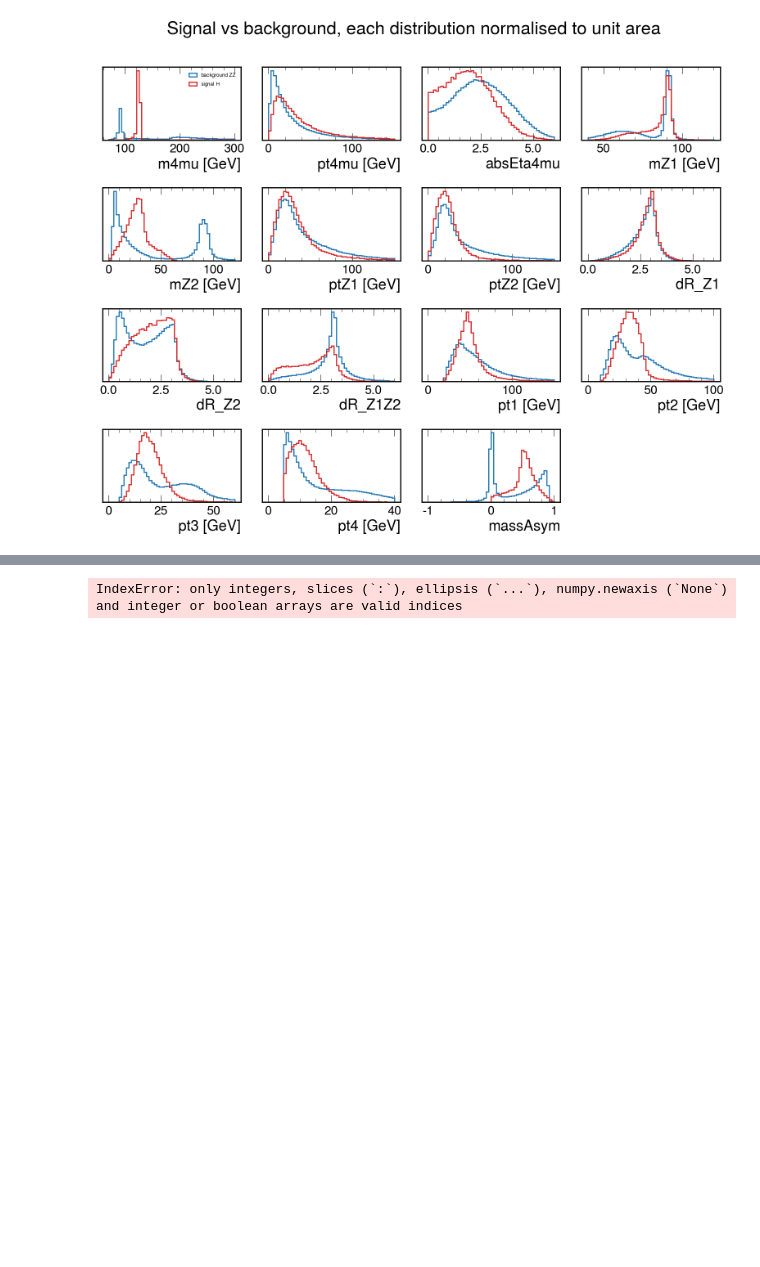
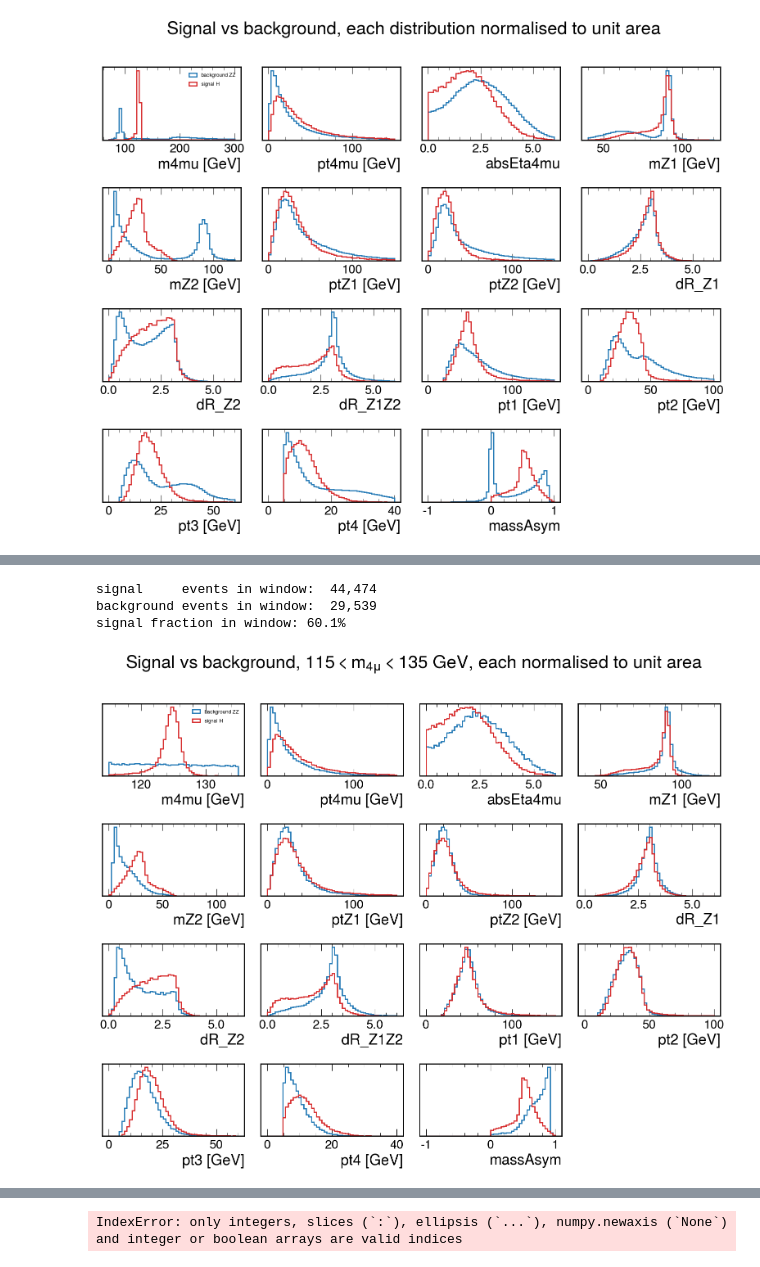
Before and after one commit to BrendenE-NNC/Operation-Higgs, a Jupyter notebook: HiggsEverythingStuff.ipynb, the cells around one changed output, grey strips where cells are left out. Cells and saved outputs as stored; diff of their text form; code cells hidden in the pictures; blank space fills up the shorter version.

```diff
--- a/HiggsEverythingStuff.ipynb
+++ b/HiggsEverythingStuff.ipynb
@@ -384,0 +385,35 @@ Std dev: 130.91
+# %%
+from sklearn.metrics import roc_auc_score
+
+LO, HI = 115, 135
+win = {cls: (np.asarray(data[cls]["m4mu"]) > LO) & (np.asarray(data[cls]["m4mu"]) < HI)
+       for cls in ("signal", "background")}
+
+n_sig_w = win["signal"].sum()
+n_bkg_w = win["background"].sum()
+print(f"signal     events in window: {n_sig_w:>7,}")
+print(f"background events in window: {n_bkg_w:>7,}")
+print(f"signal fraction in window: {100*n_sig_w/(n_sig_w+n_bkg_w):.1f}%")
+
+RANGES_W = {**RANGES, "m4mu": (LO, HI)}
+
+fig, axes = plt.subplots(4, 4, figsize=(16, 13))
+for ax, name in zip(axes.flat, FEATURE_NAMES):
+    lo, hi = RANGES_W[name]
+    bins = np.linspace(lo, hi, 51)
+    ax.hist(np.asarray(data["background"][name])[win["background"]], bins=bins,
+            histtype="step", lw=2, density=True, label="background $ZZ$", color="tab:blue")
+    ax.hist(np.asarray(data["signal"][name])[win["signal"]], bins=bins,
+            histtype="step", lw=2, density=True, label="signal $H$", color="tab:red")
+    ax.set_xlabel(name + ("" if name.startswith(("dR", "abs", "massAsym")) else " [GeV]"))
+    ax.set_yticks([])
+for ax in axes.flat[len(FEATURE_NAMES):]:
+    ax.axis("off")
+axes.flat[0].legend(fontsize=9)
+fig.suptitle(f"Signal vs background, ${LO} < m_{{4\\mu}} < {HI}$ GeV, each normalised to unit area", y=0.995)
+plt.tight_layout(); plt.show()
+# %% [output]
+signal     events in window:  44,474
+background events in window:  29,539
+signal fraction in window: 60.1%
+[figure, added]
```
Also changed, not shown: parts of 6 cells of this notebook.
